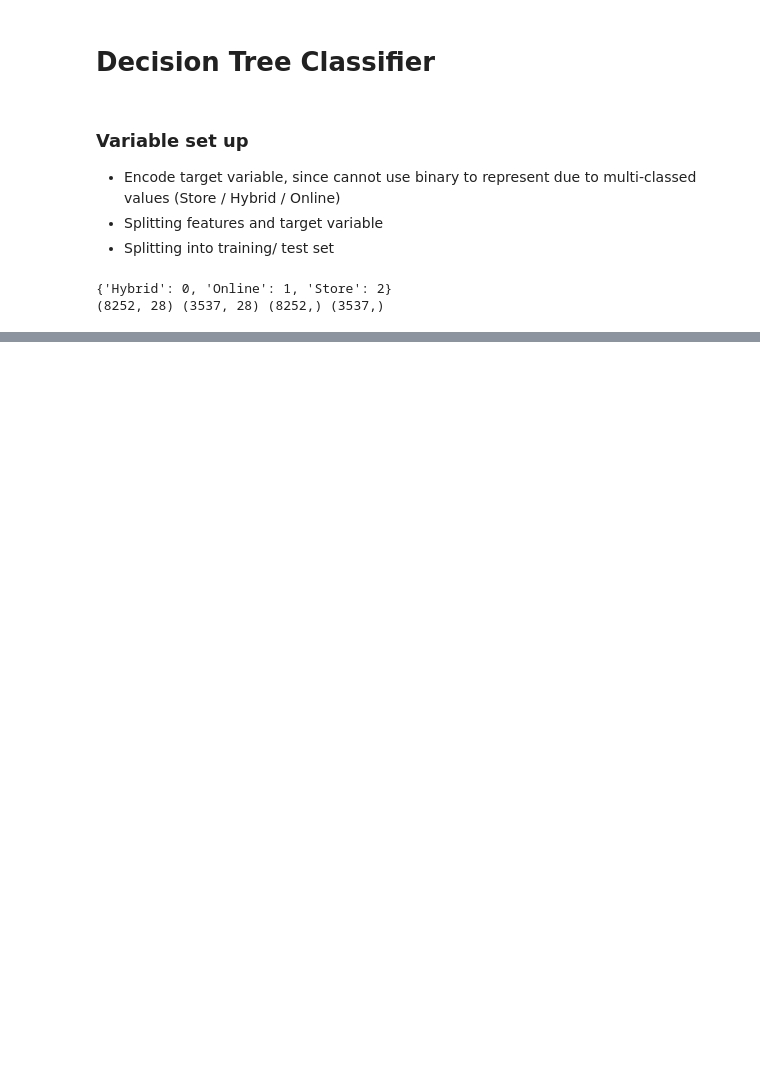
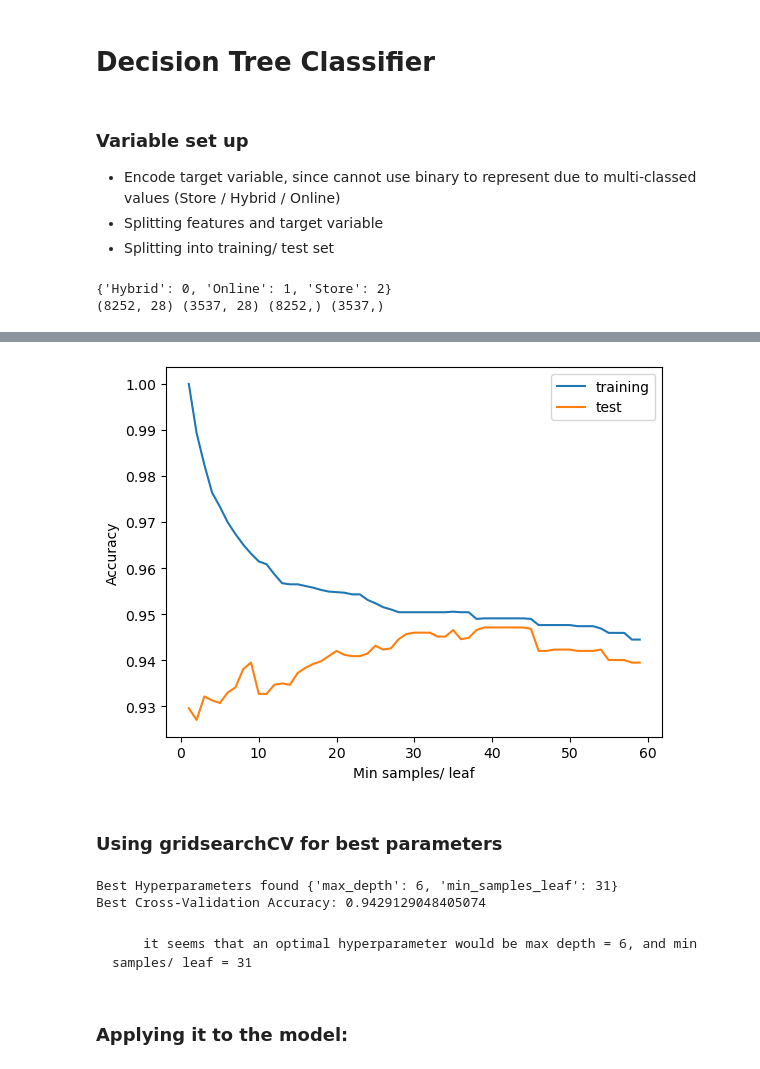
Before and after one commit to marvv0905/ISOM3360-project, a Jupyter notebook: model_decisionTree.ipynb, the cells around one changed output, grey strips where cells are left out. Drawn from its saved outputs; the diff is of its cells as text; code cells hidden in the pictures; blank space fills up the shorter version.

```diff
--- a/model_decisionTree.ipynb
+++ b/model_decisionTree.ipynb
@@ -84,0 +117,45 @@ Training data accuracy = 1.0
+# %%
+min_leaves = range(1,60)
+
+train_resultL = []
+test_resultL = []
+
+for n in min_leaves:
+    dtreeL = DecisionTreeClassifier(min_samples_leaf=n, random_state=4)
+    dtreeL.fit(x_train, y_train)
+
+    train_predL = dtreeL.predict(x_train)
+    accuracyL = accuracy_score(y_train, train_predL, normalize=True, sample_weight=None)
+    train_resultL.append(accuracyL)
+
+    test_predL = dtreeL.predict(x_test)
+    accuracyL1 = accuracy_score(y_test, test_predL, normalize=True, sample_weight=None)
+    test_resultL.append(accuracyL1)
+
+results = pd.DataFrame({"min_leaves": min_leaves, "training": train_resultL, "test":test_resultL})
+results.plot("min_leaves")
+plt.ylabel("Accuracy")
+plt.xlabel("Min samples/ leaf")
+plt.show()
+# %% [output]
+[figure, added]
+# %% [markdown]
+### Using gridsearchCV for best parameters
+# %%
+from sklearn.model_selection import GridSearchCV
+
+param_grid = {'max_depth': range(1, 50, 1),'min_samples_leaf': range(1, 60, 5)}
+dtree3 = DecisionTreeClassifier(random_state=42)
+
+grid_search = GridSearchCV(estimator = dtree, param_grid = param_grid, cv = 5,scoring = 'accuracy')
+grid_search.fit(x, y)
+
+print("Best Hyperparameters found", grid_search.best_params_)
+print("Best Cross-Validation Accuracy:", grid_search.best_score_)
+# %% [output]
+Best Hyperparameters found {'max_depth': 6, 'min_samples_leaf': 31}
+Best Cross-Validation Accuracy: 0.9429129048405074
+# %% [markdown]
+        it seems that an optimal hyperparameter would be max depth = 6, and min samples/ leaf = 31
+# %% [markdown]
+### Applying it to the model:
```
Also changed, not shown: parts of 7 cells of this notebook, 1 other file.
